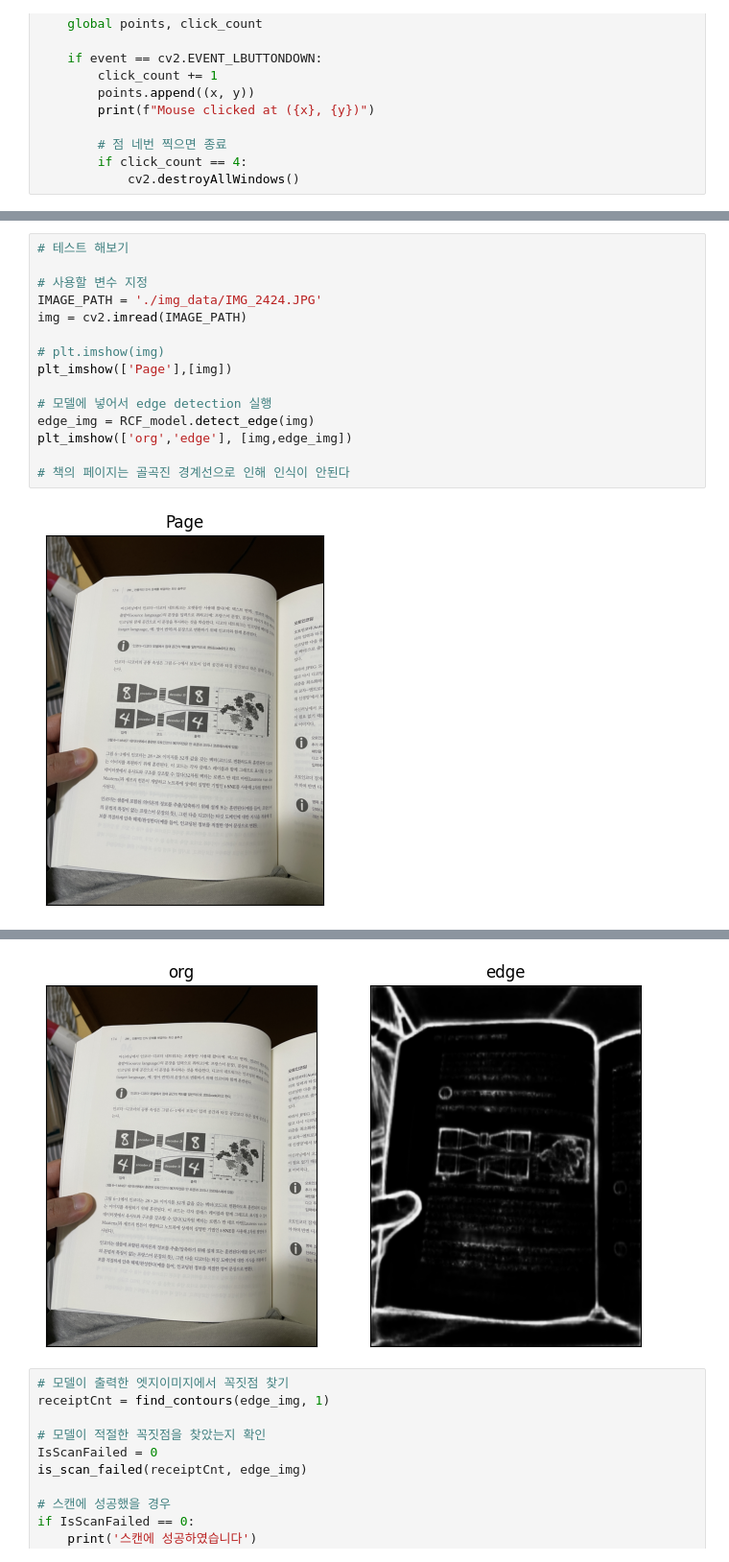
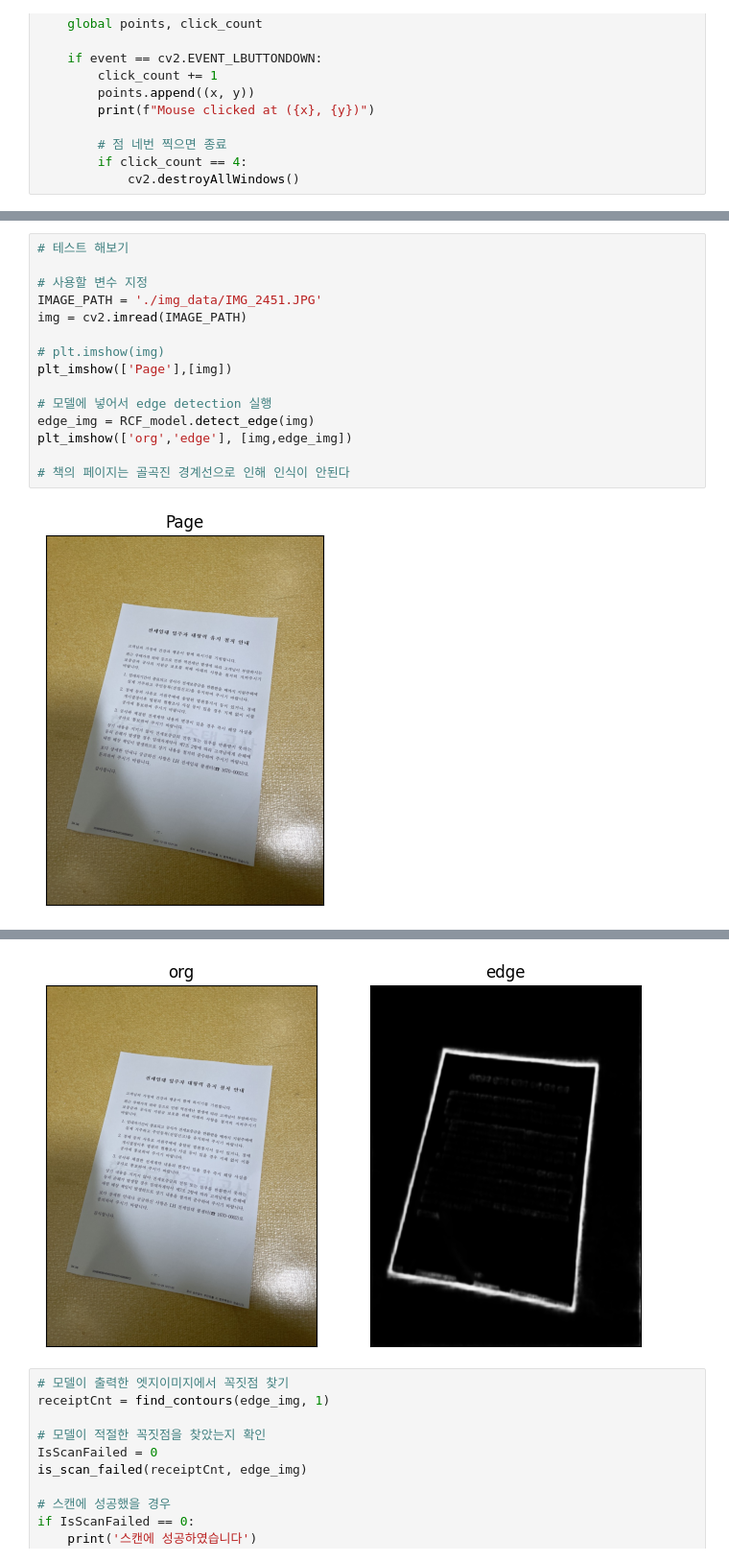
Before and after one commit to ElonArmy/Scanner_DL, a Jupyter notebook: RCF/RCF.ipynb, the cells around one changed output, grey strips where cells are left out. Shown at 96% size. Cells and saved outputs as stored; diff of their text form.

```diff
--- a/RCF/RCF.ipynb
+++ b/RCF/RCF.ipynb
@@ -544,17 +544,17 @@ RCF_model = RCF(device=device)
 # %%
 # 테스트 해보기
 
 # 사용할 변수 지정
-IMAGE_PATH = './img_data/IMG_2424.JPG'
+IMAGE_PATH = './img_data/IMG_2451.JPG'
 img = cv2.imread(IMAGE_PATH)
 
 # plt.imshow(img)
 plt_imshow(['Page'],[img])
 
 # 모델에 넣어서 edge detection 실행
 edge_img = RCF_model.detect_edge(img)
 plt_imshow(['org','edge'], [img,edge_img])
 
 # 책의 페이지는 골곡진 경계선으로 인해 인식이 안된다
 # %% [output]
-[figure, old version]
+[figure, new version]
@@ -564,4 +564,4 @@ plt_imshow(['org','edge'], [img,edge_img])
-[figure, old version]
+[figure, new version]
 # %%
 # 모델이 출력한 엣지이미지에서 꼭짓점 찾기
 receiptCnt = find_contours(edge_img, 1)
```
Also changed, not shown: parts of 4 cells of this notebook, 1 other file.
